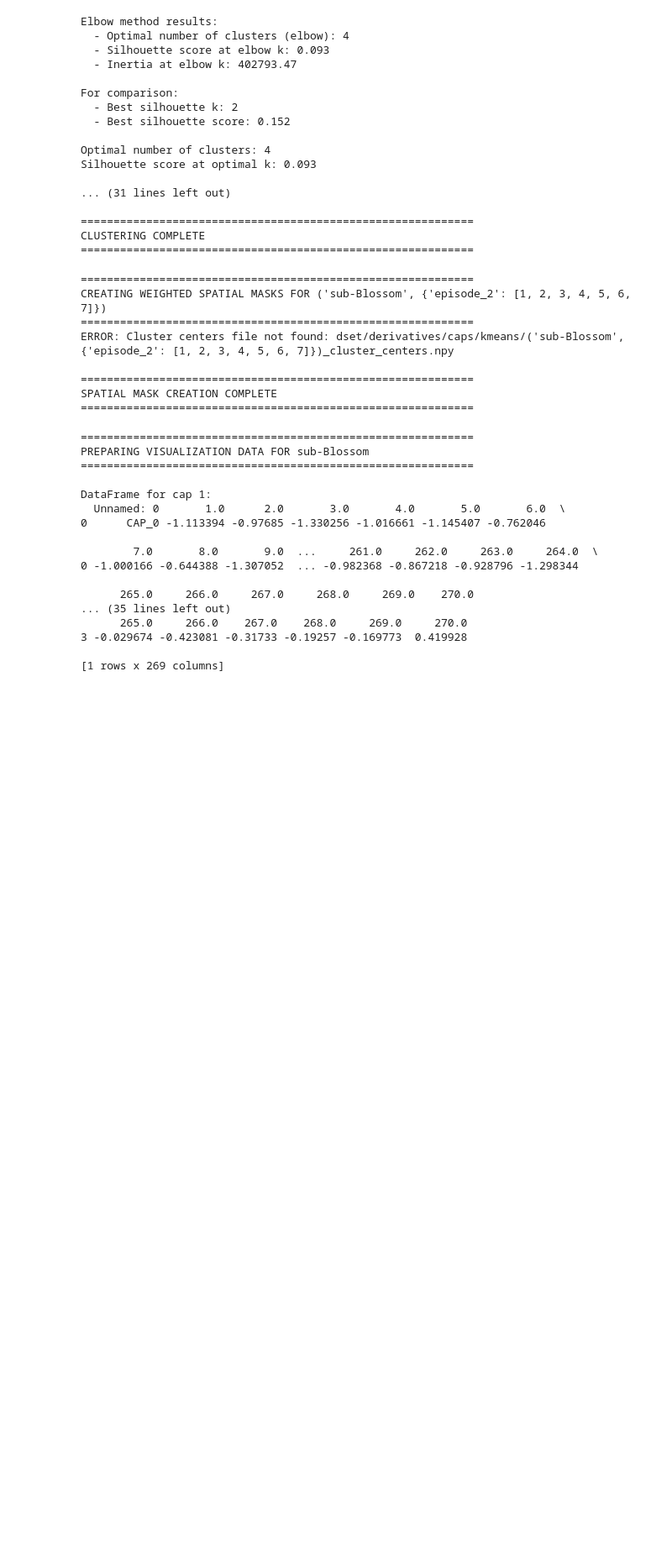
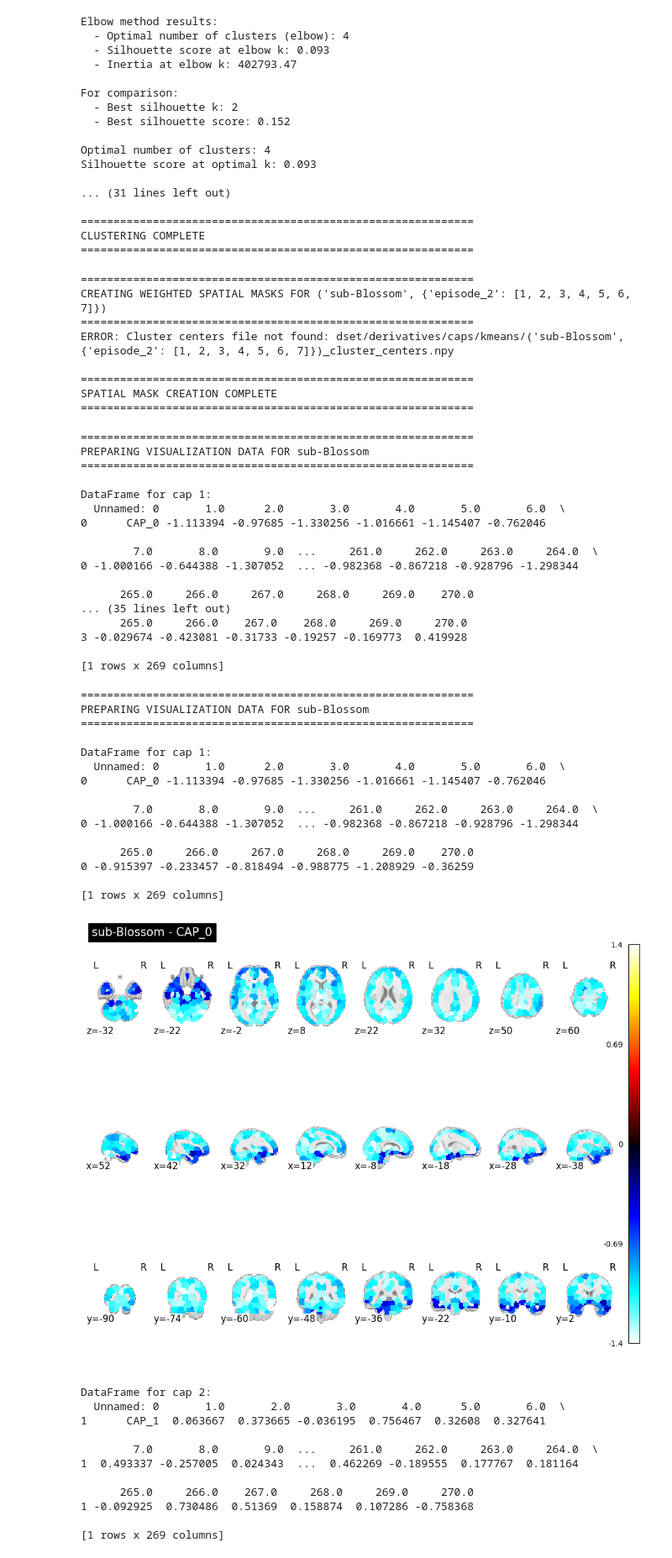
Before and after one commit to chlohamp/diva-emotion-dfc, a Jupyter notebook: 2a-caps.ipynb, the cells around one changed output. Shown at 84% size. Drawn from its saved outputs; the diff is of its cells as text; code cells hidden in the pictures; blank space fills up the shorter version.

```diff
--- a/2a-caps.ipynb
+++ b/2a-caps.ipynb
@@ -746,3 +746,78 @@ DataFrame for cap 1:
 3 -0.029674 -0.423081 -0.31733 -0.19257 -0.169773  0.419928
 
 [1 rows x 269 columns]
+# %%
+# Create DataFrames for CAP visualization data and plot them
+for sub_id, episodes in participant_data.items():
+    print(f"\n{'='*60}")
+    print(f"PREPARING VISUALIZATION DATA FOR {sub_id}")
+    print(f"{'='*60}")
+
+    centers_df = pd.read_csv(OUT_DIR / f"kmeans/{sub_id}_cluster_centers.csv")
+
+    # Loop over each CAP (row)
+    for i, cap in centers_df.iterrows():
+        cap_df = pd.DataFrame([cap], columns=centers_df.columns)
+        print(f"\nDataFrame for cap {i+1}:")
+        print(cap_df)
+
+        # --- Prepare CAP visualization ---
+        cap_name = cap_df.iloc[0, 0]  # e.g., 'CAP_0'
+        beta_values = cap_df.iloc[0, 1:].astype(float).values
+        roi_labels = [float(c) for c in cap_df.columns[1:]]  # ROI labels (1.0, 2.0, ...)
+
+        atlas_data = np.asanyarray(atlas_img.dataobj)
+        weighted_data = np.zeros_like(atlas_data, dtype=float)
+
+        # Map betas to atlas regions
+        for roi, beta in zip(roi_labels, beta_values):
+            weighted_data[atlas_data == int(roi)] = beta
+
+        weighted_img = nib.Nifti1Image(weighted_data, atlas_img.affine, atlas_img.header)
+
+        # --- Plot CAP on Craddock atlas ---
+        fig = plt.figure(figsize=(10, 8))
+        vmin, vmax = np.nanmin(beta_values), np.nanmax(beta_values)
+        vabs = max(abs(vmin), abs(vmax))
+
+        display = plotting.plot_stat_map(
+            weighted_img,
+            title=f"{sub_id} - {cap_name}",
+            display_mode="mosaic",
+            cut_coords=8,
+            cmap="cold_hot",
+            colorbar=True,
+            vmin=-vabs,
+            vmax=vabs,
+            figure=fig
+        )
+
+        plt.show()
+# %% [output]
+============================================================
+PREPARING VISUALIZATION DATA FOR sub-Blossom
+============================================================
+
+DataFrame for cap 1:
+  Unnamed: 0       1.0      2.0       3.0       4.0       5.0       6.0  \
+0      CAP_0 -1.113394 -0.97685 -1.330256 -1.016661 -1.145407 -0.762046
+
+        7.0       8.0       9.0  ...     261.0     262.0     263.0     264.0  \
+0 -1.000166 -0.644388 -1.307052  ... -0.982368 -0.867218 -0.928796 -1.298344
+
+      265.0     266.0     267.0     268.0     269.0    270.0
+0 -0.915397 -0.233457 -0.818494 -0.988775 -1.208929 -0.36259
+
+[1 rows x 269 columns]
+[figure, added]
+DataFrame for cap 2:
+  Unnamed: 0       1.0       2.0       3.0       4.0      5.0       6.0  \
+1      CAP_1  0.063667  0.373665 -0.036195  0.756467  0.32608  0.327641
+
+        7.0       8.0       9.0  ...     261.0     262.0     263.0     264.0  \
+1  0.493337 -0.257005  0.024343  ...  0.462269 -0.189555  0.177767  0.181164
+
+      265.0     266.0    267.0     268.0     269.0     270.0
+1 -0.092925  0.730486  0.51369  0.158874  0.107286 -0.758368
+
+[1 rows x 269 columns]
```
Also changed, not shown: parts of 1 cell of this notebook.
